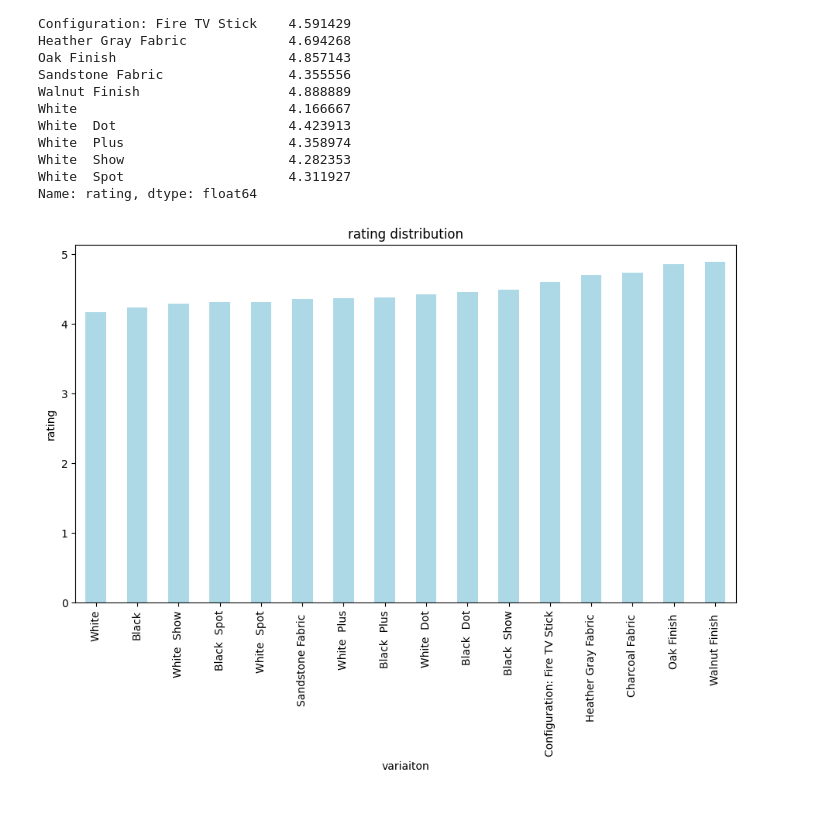
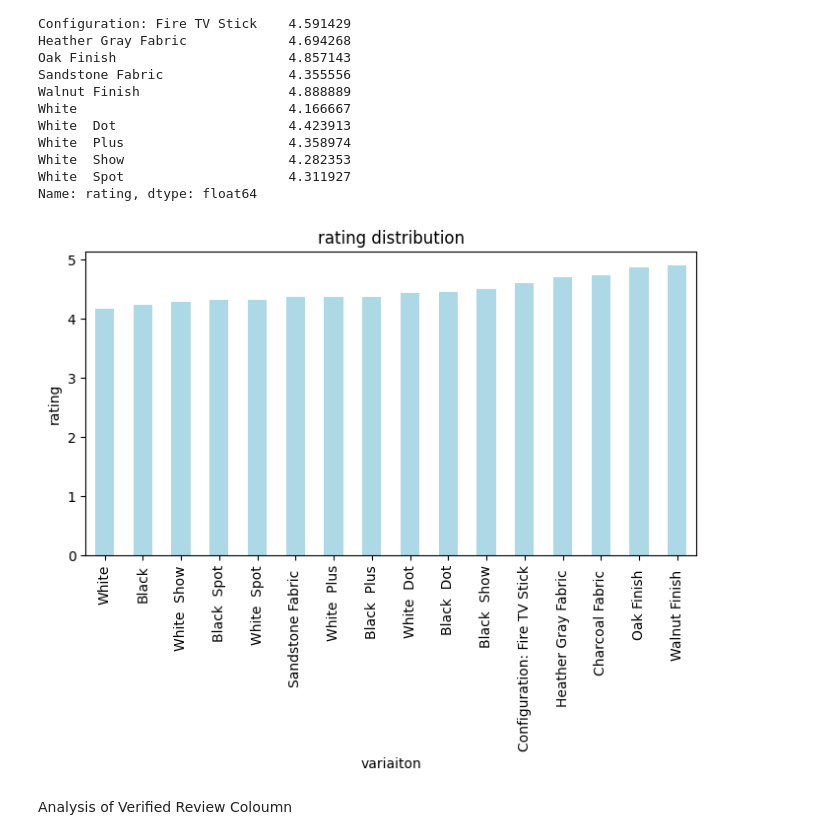
Before and after one commit to Aadeshh0/alexa_review, a Jupyter notebook: main.ipynb, the cells around one changed output. Saved outputs shown, nothing was run; the diff lists cells and outputs as text; code cells hidden in the pictures; blank space fills up the shorter version.

```diff
--- a/main.ipynb
+++ b/main.ipynb
@@ -226,10 +226,12 @@ White  Show                     4.282353
 White  Spot                     4.311927
 Name: rating, dtype: float64
 # %%
-data.groupby('variation')['rating'].mean().sort_values().plot.bar(color='lightblue', figsize=(11,6))
+data.groupby('variation')['rating'].mean().sort_values().plot.bar(color='lightblue', figsize=(8,4))
 plt.title("rating distribution")
 plt.xlabel("variaiton")
 plt.ylabel("rating")
 plt.show()
 # %% [output]
-[figure, old version]
+[figure, new version]
+# %% [markdown]
+Analysis of Verified Review Coloumn
```
Also changed, not shown: parts of 6 cells of this notebook.
